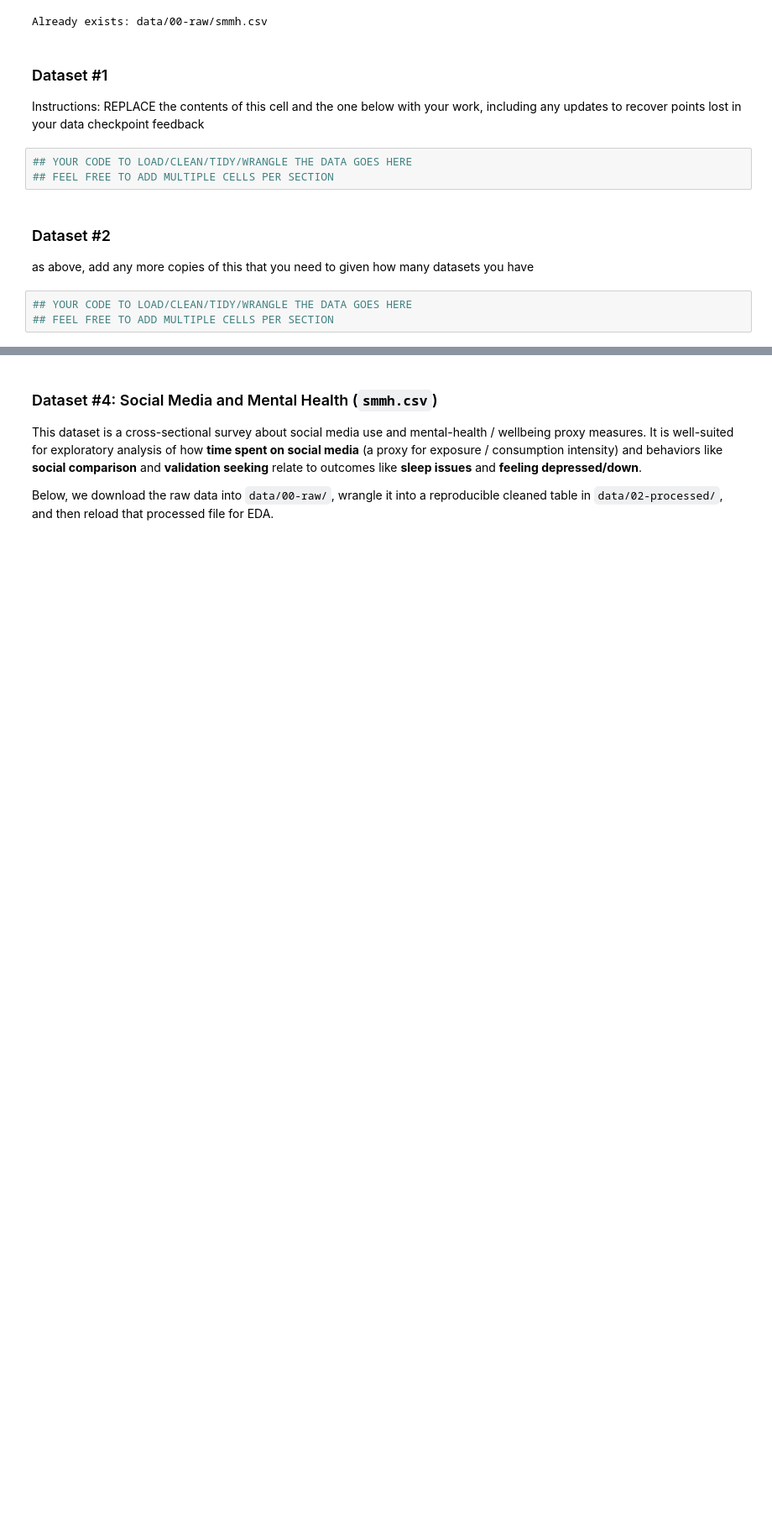
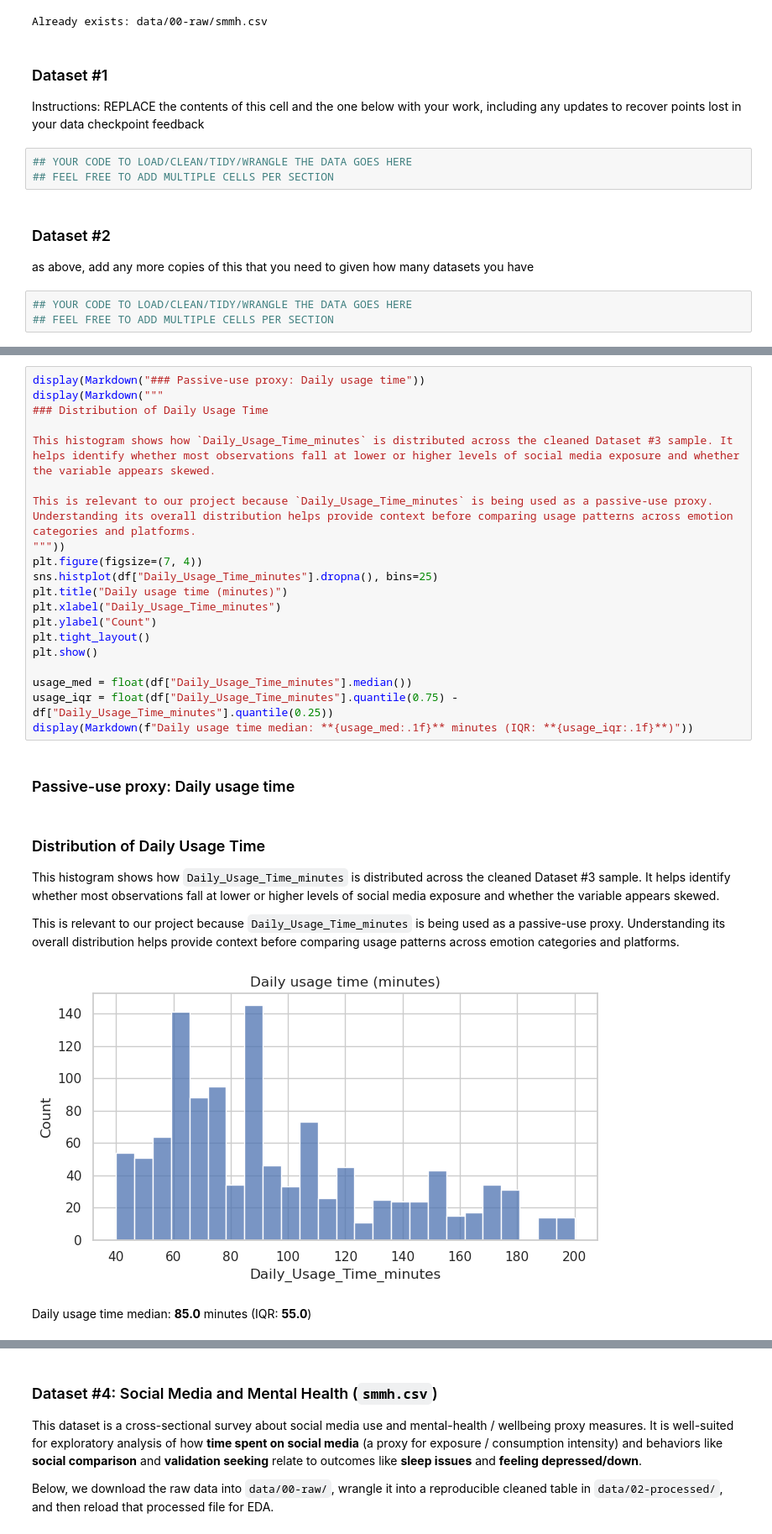
Before and after one commit to COGS108/Group148_WI26, a Jupyter notebook: 02-EDACheckpoint.ipynb, the cells around one changed output, grey strips where cells are left out. Shown at 84% size. Cells and saved outputs as stored; diff of their text form; blank space fills up the shorter version.

Commit message:
Finish Dataset 3 EDA

```diff
--- a/02-EDACheckpoint.ipynb
+++ b/02-EDACheckpoint.ipynb
@@ -139,0 +355,30 @@ Instructions: REPLACE the contents of this cell and the one below with your work
+# %%
+display(Markdown("### Passive-use proxy: Daily usage time"))
+display(Markdown("""
+### Distribution of Daily Usage Time
+
+This histogram shows how `Daily_Usage_Time_minutes` is distributed across the cleaned Dataset #3 sample. It helps identify whether most observations fall at lower or higher levels of social media exposure and whether the variable appears skewed.
+
+This is relevant to our project because `Daily_Usage_Time_minutes` is being used as a passive-use proxy. Understanding its overall distribution helps provide context before comparing usage patterns across emotion categories and platforms.
+"""))
+plt.figure(figsize=(7, 4))
+sns.histplot(df["Daily_Usage_Time_minutes"].dropna(), bins=25)
+plt.title("Daily usage time (minutes)")
+plt.xlabel("Daily_Usage_Time_minutes")
+plt.ylabel("Count")
+plt.tight_layout()
+plt.show()
+
+usage_med = float(df["Daily_Usage_Time_minutes"].median())
+usage_iqr = float(df["Daily_Usage_Time_minutes"].quantile(0.75) - df["Daily_Usage_Time_minutes"].quantile(0.25))
+display(Markdown(f"Daily usage time median: **{usage_med:.1f}** minutes (IQR: **{usage_iqr:.1f}**)"))
+# %% [output]
+### Passive-use proxy: Daily usage time
+
+### Distribution of Daily Usage Time
+
+This histogram shows how `Daily_Usage_Time_minutes` is distributed across the cleaned Dataset #3 sample. It helps identify whether most observations fall at lower or higher levels of social media exposure and whether the variable appears skewed.
+
+This is relevant to our project because `Daily_Usage_Time_minutes` is being used as a passive-use proxy. Understanding its overall distribution helps provide context before comparing usage patterns across emotion categories and platforms.
+[figure, added]
+Daily usage time median: **85.0** minutes (IQR: **55.0**)
```
Also changed, not shown: parts of 16 cells of this notebook.
